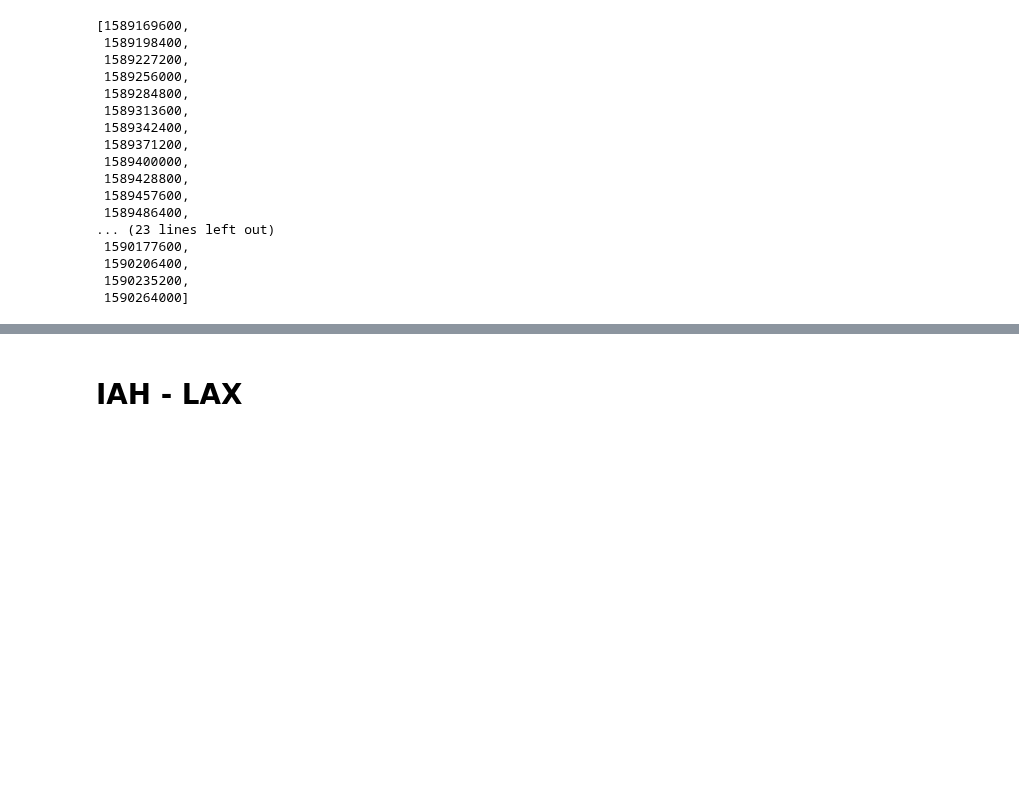
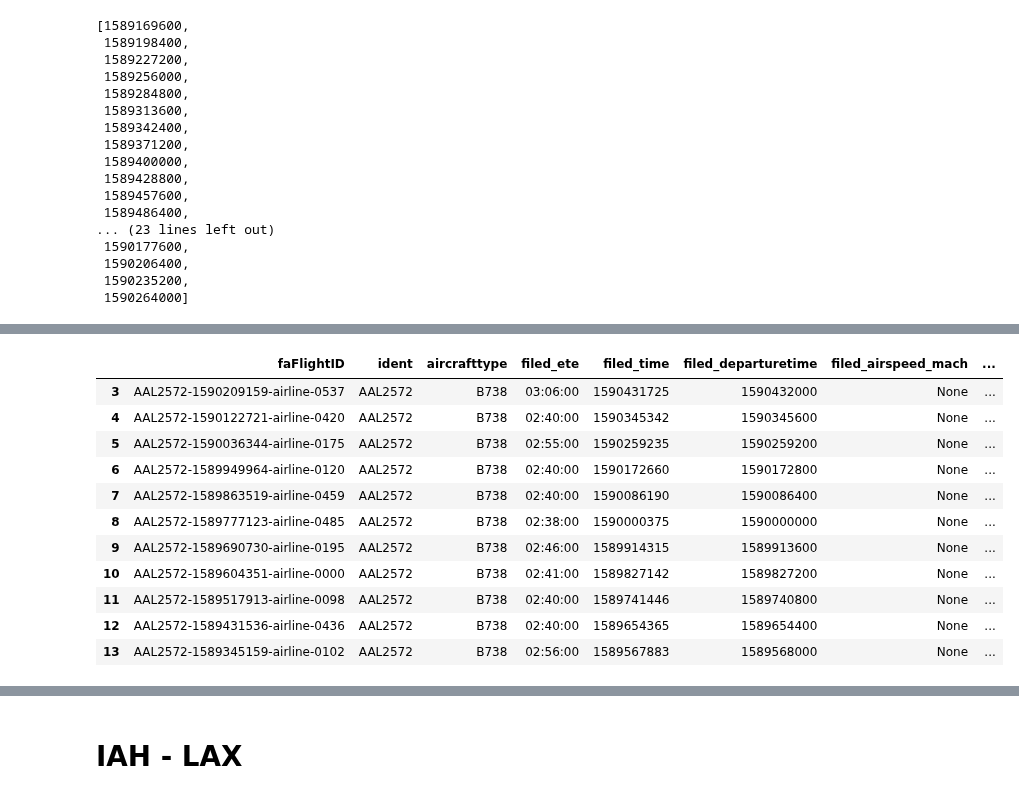
Before and after one commit to chriskuz/ga_capstone, a Jupyter notebook: code/flight_aware_data_scrape.ipynb, the cells around one changed output, grey strips where cells are left out. Drawn from its saved outputs; the diff is of its cells as text; code cells hidden in the pictures; blank space fills up the shorter version.

```diff
--- a/code/flight_aware_data_scrape.ipynb
+++ b/code/flight_aware_data_scrape.ipynb
@@ -249,0 +262,16 @@ jfk_mia_flight_scheds
+# %%
+mask = jfk_mia_flight_info['actualarrivaltime'] != 0
+jfk_mia_flight_info[mask]
+# %% [output]
+|  | faFlightID | ident | aircrafttype | filed_ete | filed_time | filed_departuretime | filed_airspeed_mach | ... |
+| 3 | AAL2572-1590209159-airline-0537 | AAL2572 | B738 | 03:06:00 | 1590431725 | 1590432000 | None | ... |
+| 4 | AAL2572-1590122721-airline-0420 | AAL2572 | B738 | 02:40:00 | 1590345342 | 1590345600 | None | ... |
+| 5 | AAL2572-1590036344-airline-0175 | AAL2572 | B738 | 02:55:00 | 1590259235 | 1590259200 | None | ... |
+| 6 | AAL2572-1589949964-airline-0120 | AAL2572 | B738 | 02:40:00 | 1590172660 | 1590172800 | None | ... |
+| 7 | AAL2572-1589863519-airline-0459 | AAL2572 | B738 | 02:40:00 | 1590086190 | 1590086400 | None | ... |
+| 8 | AAL2572-1589777123-airline-0485 | AAL2572 | B738 | 02:38:00 | 1590000375 | 1590000000 | None | ... |
+| 9 | AAL2572-1589690730-airline-0195 | AAL2572 | B738 | 02:46:00 | 1589914315 | 1589913600 | None | ... |
+| 10 | AAL2572-1589604351-airline-0000 | AAL2572 | B738 | 02:41:00 | 1589827142 | 1589827200 | None | ... |
+| 11 | AAL2572-1589517913-airline-0098 | AAL2572 | B738 | 02:40:00 | 1589741446 | 1589740800 | None | ... |
+| 12 | AAL2572-1589431536-airline-0436 | AAL2572 | B738 | 02:40:00 | 1589654365 | 1589654400 | None | ... |
+| 13 | AAL2572-1589345159-airline-0102 | AAL2572 | B738 | 02:56:00 | 1589567883 | 1589568000 | None | ... |
```
Also changed, not shown: parts of 50 cells of this notebook.
